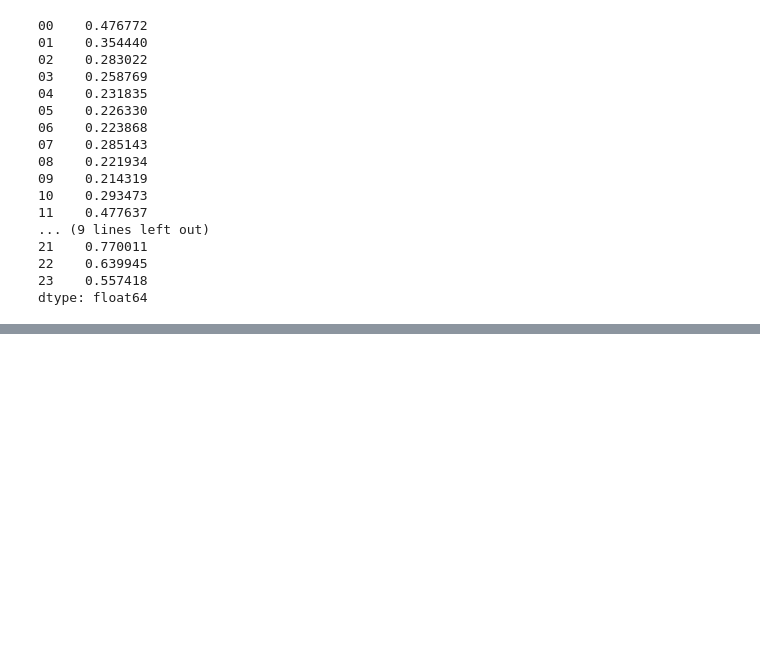
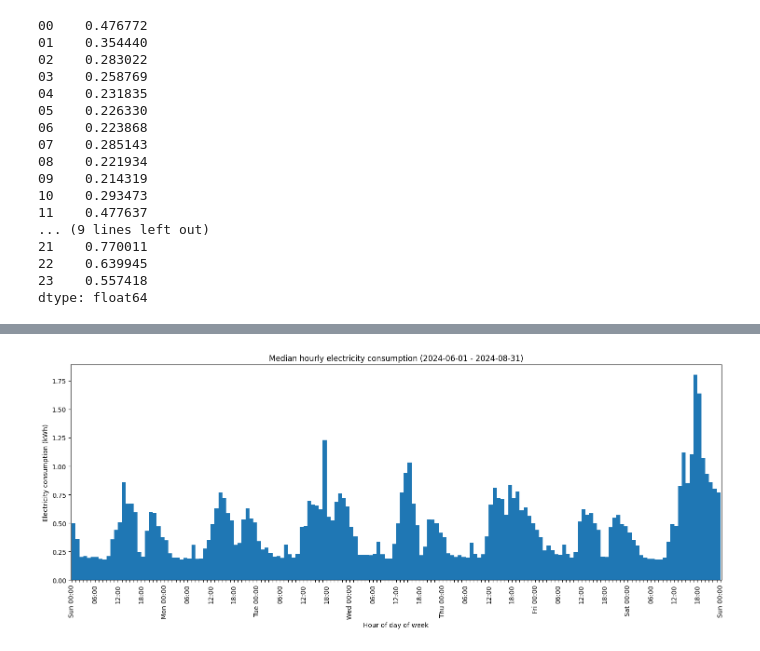
Before and after one commit to incognitojam/energy, a Jupyter notebook: tariffs.ipynb, the cells around one changed output, grey strips where cells are left out. Cells and saved outputs as stored; diff of their text form; code cells hidden in the pictures; blank space fills up the shorter version.

```diff
--- a/tariffs.ipynb
+++ b/tariffs.ipynb
@@ -91,3 +91,7 @@ DatetimeIndex(['2024-06-01 00:00:00+01:00', '2024-06-01 00:01:00+01:00',
                '2024-08-31 00:56:00+01:00', '2024-08-31 00:57:00+01:00',
                '2024-08-31 00:58:00+01:00', '2024-08-31 00:59:00+01:00'],
               dtype='datetime64[ns, UTC+01:00]', length=131100, freq='min')
+# %%
+# Sum by hour
+s_hourly = s.groupby(pd.Grouper(freq="h")).sum()
+s_hourly
@@ -134,0 +194,5 @@ ax.tick_params(axis="x", rotation=45)
+# %%
+# Average for each minute
+weekday_hour_index_str = s_hourly.index.tz_convert("Europe/London").strftime("%w %H")
+s_weekly = s_hourly.groupby(weekday_hour_index_str).median()
+s_weekly
@@ -134,0 +212,20 @@ ax.tick_params(axis="x", rotation=45)
+# %%
+ax = s_weekly.plot(kind="bar", align="edge", width=1, figsize=(18, 6))
+
+ax.set_title(f"Median hourly electricity consumption ({min(s.index).strftime('%Y-%m-%d')} - {max(s.index).strftime('%Y-%m-%d')})")
+ax.set_ylabel("Electricity consumption (kWh)")
+ax.set_xlabel("Hour of day of week")
+
+x_ticks = range(0, 7*24+1, 1)
+ax.set_xticks(x_ticks)
+
+hours = [f"{h:02d}:00" for h in range(24)]
+days = ["Sun", "Mon", "Tue", "Wed", "Thu", "Fri", "Sat"]
+
+x_tick_labels = [(f"{d} {h}" if i == 0 else h) if i % 6 == 0 else "" for d in days for i, h in enumerate(hours)]
+x_tick_labels += ["Sun 00:00"]
+ax.set_xticklabels(x_tick_labels)
+
+ax.tick_params(axis="x", rotation=90)
+# %% [output]
+[figure, added]
```
Also changed, not shown: parts of 6 cells of this notebook.
